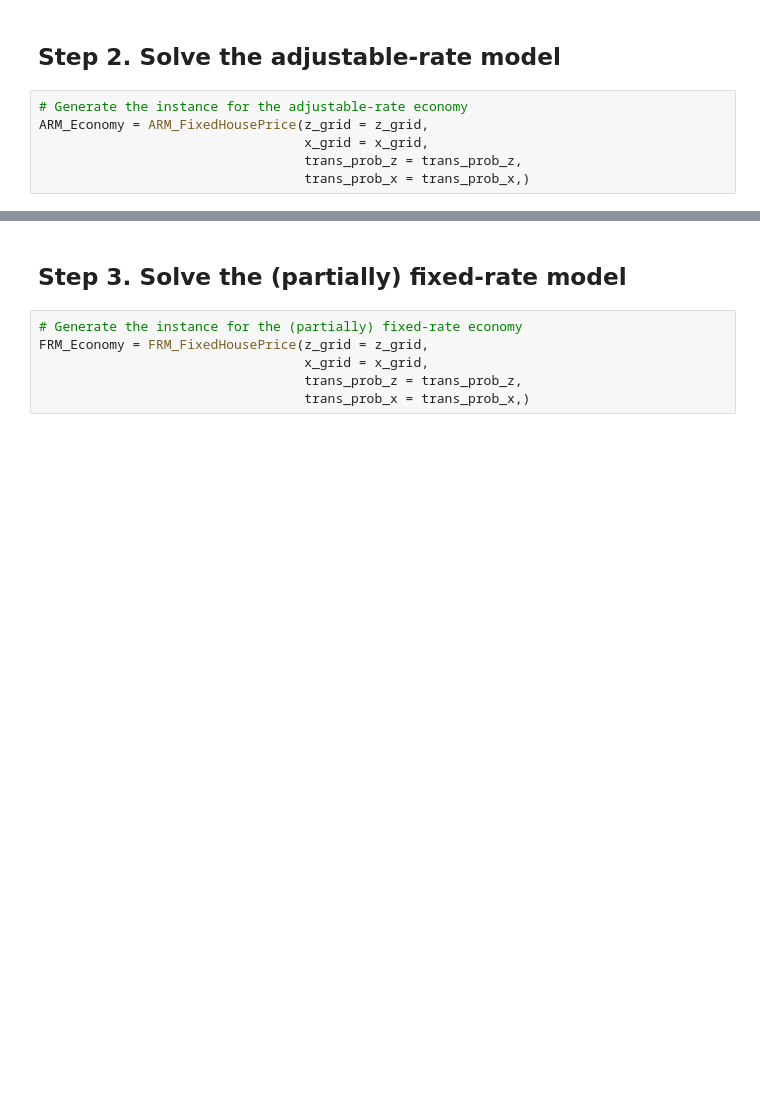
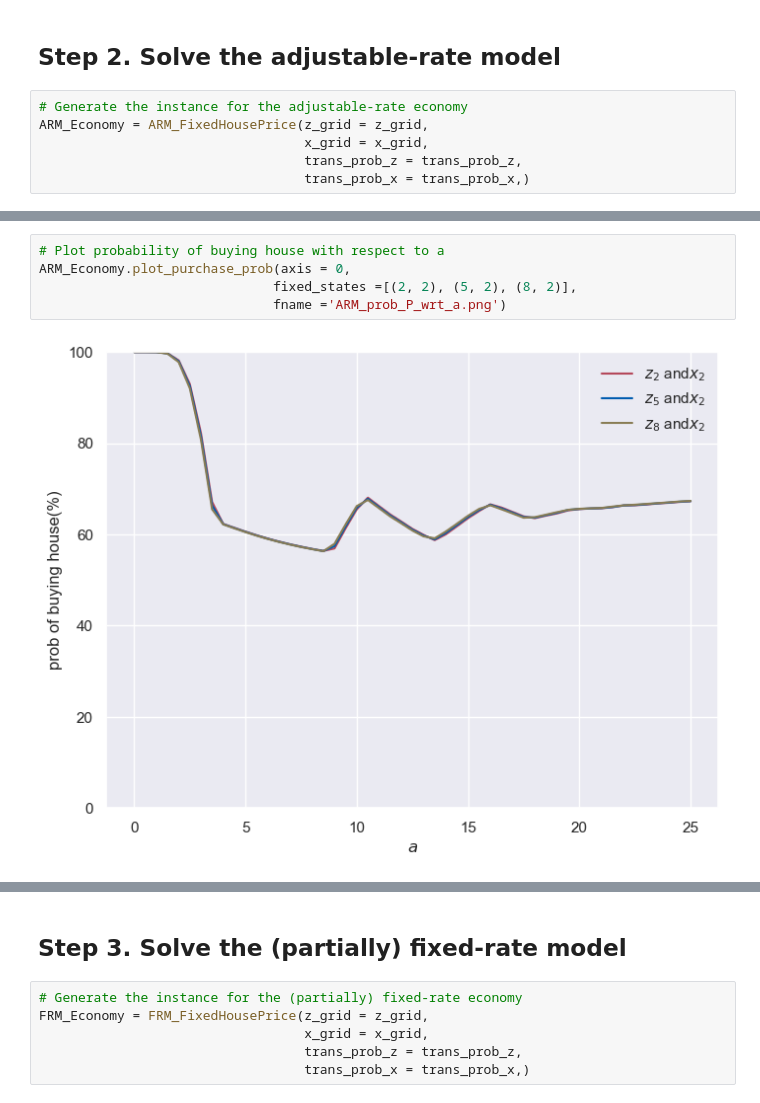
Before and after one commit to mtanaka25/WashU_Quant_Macro_project, a Jupyter notebook: main.ipynb, the cells around one changed output, grey strips where cells are left out. Drawn from its saved outputs; the diff is of its cells as text; blank space fills up the shorter version.

```diff
--- a/main.ipynb
+++ b/main.ipynb
@@ -80,3 +118,10 @@ elapsed time = 0:02:38.975709
+# %%
+# Plot probability of buying house with respect to a
+ARM_Economy.plot_purchase_prob(axis = 0,
+                              fixed_states =[(2, 2), (5, 2), (8, 2)],
+                              fname ='ARM_prob_P_wrt_a.png')
+# %% [output]
+[figure, added]
 # %%
 # Solve for the stationary distribution (under x = 1)
 ARM_Economy.get_stationary_dist()
```
Also changed, not shown: parts of 11 cells of this notebook, 2 other files.
